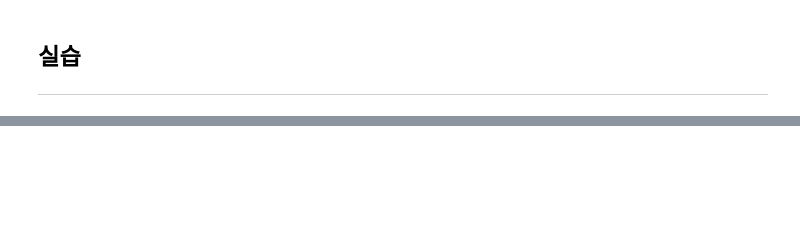
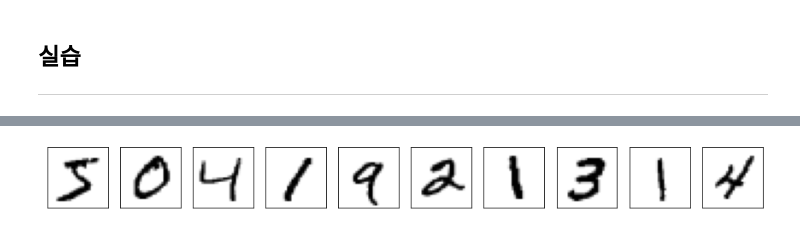
Before and after one commit to pthkbs123/SkillTreePython-DeepLearning, a Jupyter notebook: 04.Paper-with-code/ch04_03_Generative_Model_DCGAN.ipynb, the cells around one changed output, grey strips where cells are left out. Saved outputs shown, nothing was run; the diff lists cells and outputs as text; code cells hidden in the pictures; blank space fills up the shorter version.

```diff
--- a/04.Paper-with-code/ch04_03_Generative_Model_DCGAN.ipynb
+++ b/04.Paper-with-code/ch04_03_Generative_Model_DCGAN.ipynb
@@ -97,3 +125,19 @@ print(logit)
+# %%
+def display_sample_img(samples, cmap='gray_r'):
+  plt.figure(figsize=(15,3))
+  for i,sample in enumerate(samples):
+    #sample = ( sample  + 1. ) / 2.
+    #sample = np.clip(sample, 0, 1)
+    if i==10:break
+    plt.subplot(1,10,i+1)
+    if sample.shape[-1]==1: plt.imshow(sample[:,:,0], cmap=cmap)
+    else: plt.imshow(sample)
+    plt.xticks([]);plt.yticks([])
+  plt.show()
+
+display_sample_img(x_train[:10])
+# %% [output]
+[figure, added]
 # %% [markdown]
 ### **| 학습**
 <p  align='center'>
```
Also changed, not shown: parts of 10 cells of this notebook.
